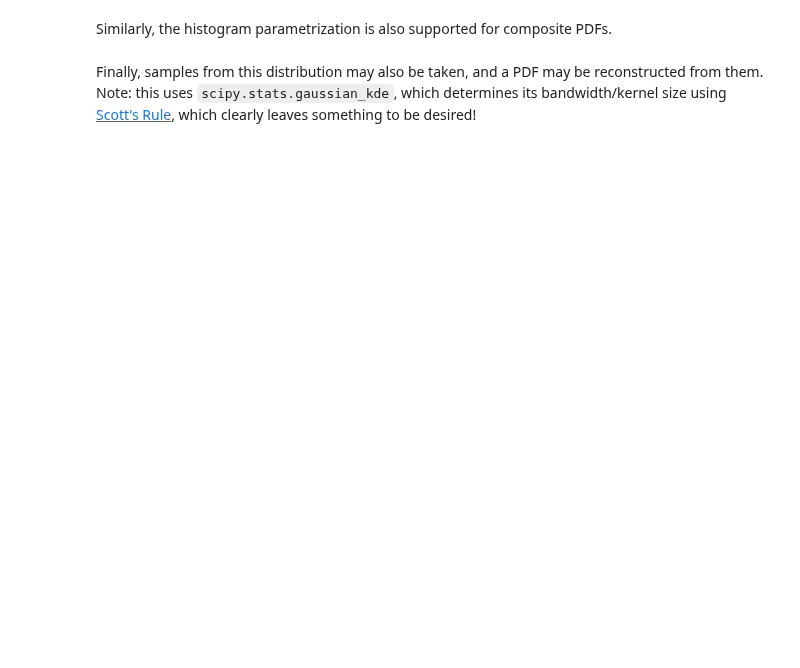
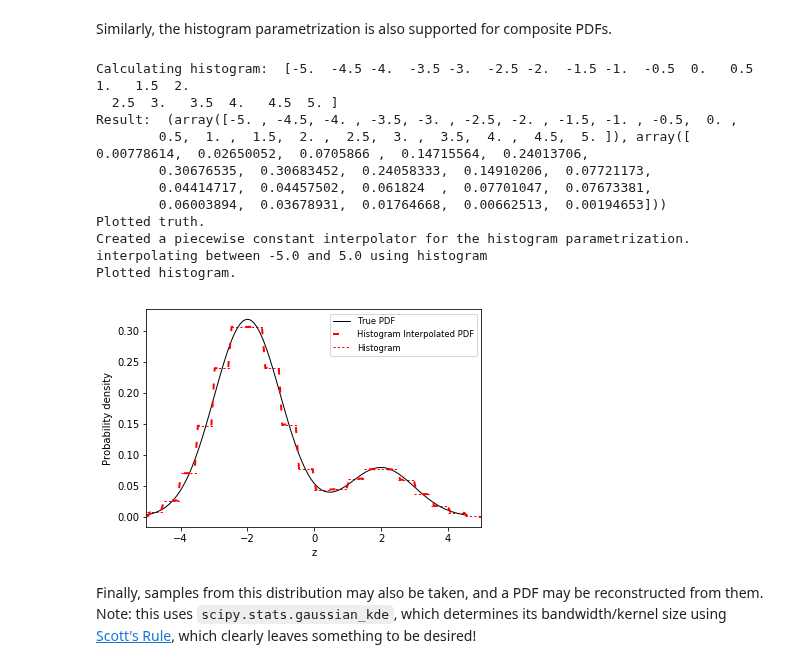
Before and after one commit to aimalz/qp, a Jupyter notebook: docs/notebooks/demo.ipynb, the cells around one changed output. Cells and saved outputs as stored; diff of their text form; code cells hidden in the pictures; blank space fills up the shorter version.

```diff
--- a/docs/notebooks/demo.ipynb
+++ b/docs/notebooks/demo.ipynb
@@ -213,8 +316,21 @@ Cq.plot()
 Similarly, the histogram parametrization is also supported for composite PDFs.
 # %%
 Ch = qp.PDF(truth=C_dist, limits = composite_lims)
-Ch.histogramize(N=20, binrange=composite_lims, vb=False)
+Ch.histogramize(N=20, binrange=composite_lims, vb=True)
 Ch.plot()
+# %% [output]
+Calculating histogram:  [-5.  -4.5 -4.  -3.5 -3.  -2.5 -2.  -1.5 -1.  -0.5  0.   0.5  1.   1.5  2.
+  2.5  3.   3.5  4.   4.5  5. ]
+Result:  (array([-5. , -4.5, -4. , -3.5, -3. , -2.5, -2. , -1.5, -1. , -0.5,  0. ,
+        0.5,  1. ,  1.5,  2. ,  2.5,  3. ,  3.5,  4. ,  4.5,  5. ]), array([ 0.00778614,  0.02650052,  0.0705866 ,  0.14715564,  0.24013706,
+        0.30676535,  0.30683452,  0.24058333,  0.14910206,  0.07721173,
+        0.04414717,  0.04457502,  0.061824  ,  0.07701047,  0.07673381,
+        0.06003894,  0.03678931,  0.01764668,  0.00662513,  0.00194653]))
+Plotted truth.
+Created a piecewise constant interpolator for the histogram parametrization.
+interpolating between -5.0 and 5.0 using histogram
+Plotted histogram.
+[figure, added]
 # %% [markdown]
 Finally, samples from this distribution may also be taken, and a PDF may be reconstructed from them.  Note: this uses `scipy.stats.gaussian_kde`, which determines its bandwidth/kernel size using [Scott's Rule](https://docs.scipy.org/doc/scipy/reference/generated/scipy.stats.gaussian_kde.html), which clearly leaves something to be desired!
 # %%
```
Also changed, not shown: parts of 22 cells of this notebook, 1 other file.
